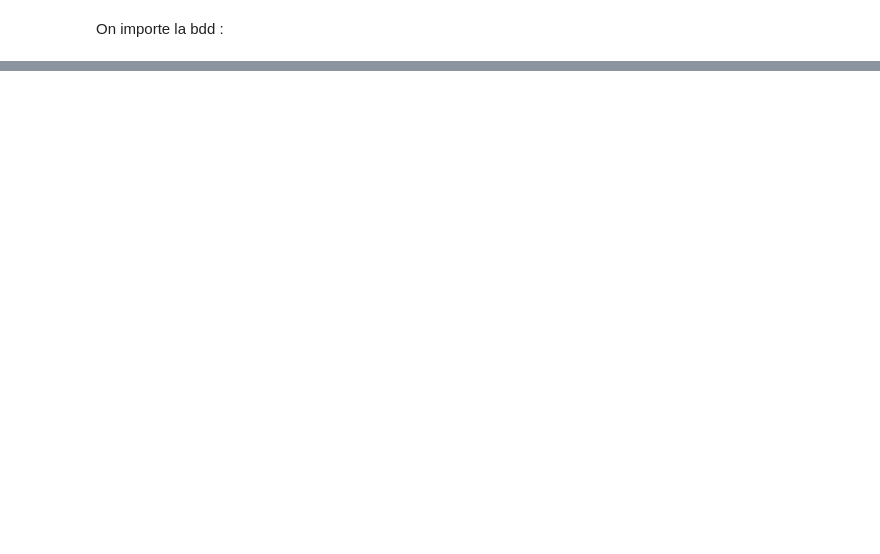
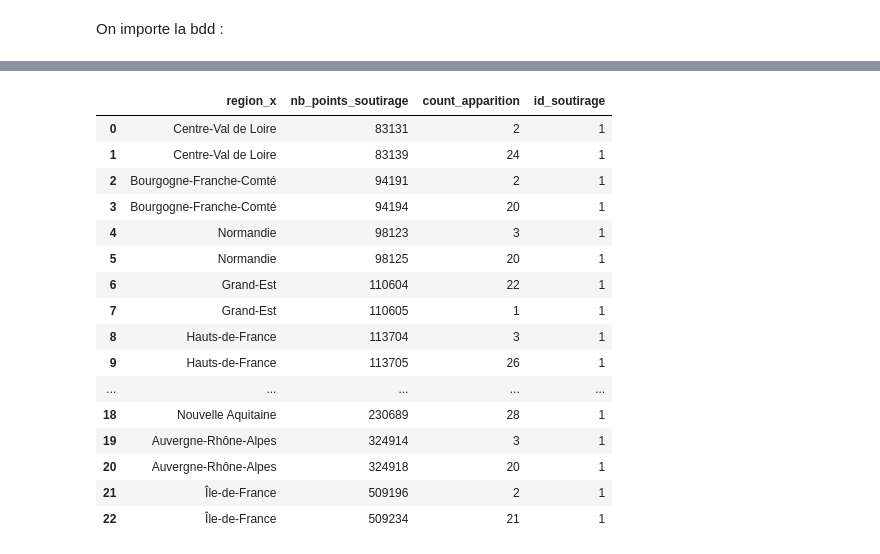
Before and after one commit to cominho/Stat-App, a Jupyter notebook: 3_bdd_filtered.ipynb, the cells around one changed output, grey strips where cells are left out. Drawn from its saved outputs; the diff is of its cells as text; code cells hidden in the pictures; blank space fills up the shorter version.

```diff
--- a/3_bdd_filtered.ipynb
+++ b/3_bdd_filtered.ipynb
@@ -56,0 +125,24 @@ enedis_filtered.to_csv("Données/enedis_filtered.csv",index=False)
+# %%
+france_point_soutirage_6kva =enedis_filtered_6kva[(enedis_filtered_6kva.date=="2020-06-20")].groupby(["region_x","nb_points_soutirage"])["horodate"].count().reset_index(name="count_apparition")
+france_point_soutirage_6kva["id_soutirage"]=1
+france_point_soutirage_6kva.sort_values("nb_points_soutirage",inplace=True)
+france_point_soutirage_6kva = france_point_soutirage_6kva.reset_index(drop = True)
+france_point_soutirage_6kva
+# %% [output]
+|  | region_x | nb_points_soutirage | count_apparition | id_soutirage |
+| 0 | Centre-Val de Loire | 83131 | 2 | 1 |
+| 1 | Centre-Val de Loire | 83139 | 24 | 1 |
+| 2 | Bourgogne-Franche-Comté | 94191 | 2 | 1 |
+| 3 | Bourgogne-Franche-Comté | 94194 | 20 | 1 |
+| 4 | Normandie | 98123 | 3 | 1 |
+| 5 | Normandie | 98125 | 20 | 1 |
+| 6 | Grand-Est | 110604 | 22 | 1 |
+| 7 | Grand-Est | 110605 | 1 | 1 |
+| 8 | Hauts-de-France | 113704 | 3 | 1 |
+| 9 | Hauts-de-France | 113705 | 26 | 1 |
+| ... | ... | ... | ... | ... |
+| 18 | Nouvelle Aquitaine | 230689 | 28 | 1 |
+| 19 | Auvergne-Rhône-Alpes | 324914 | 3 | 1 |
+| 20 | Auvergne-Rhône-Alpes | 324918 | 20 | 1 |
+| 21 | Île-de-France | 509196 | 2 | 1 |
+| 22 | Île-de-France | 509234 | 21 | 1 |
```
Also changed, not shown: parts of 46 cells of this notebook.
